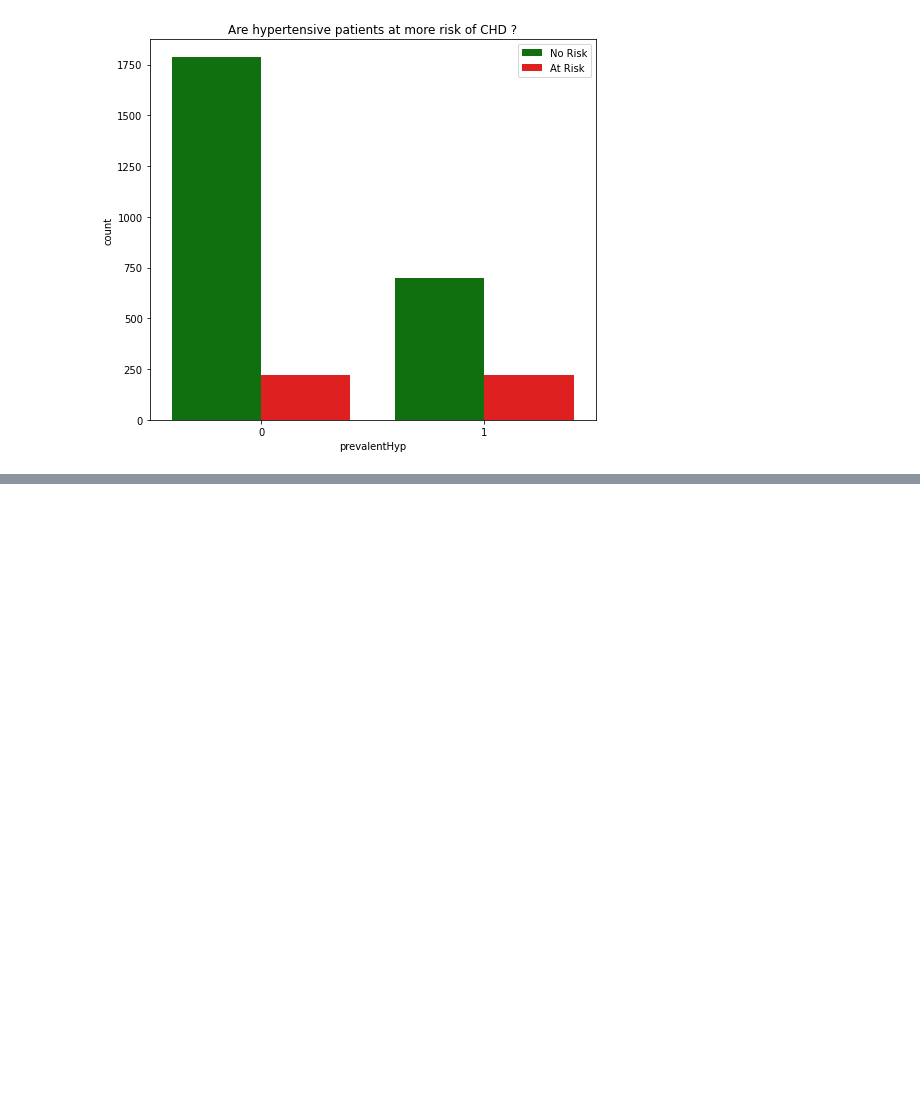
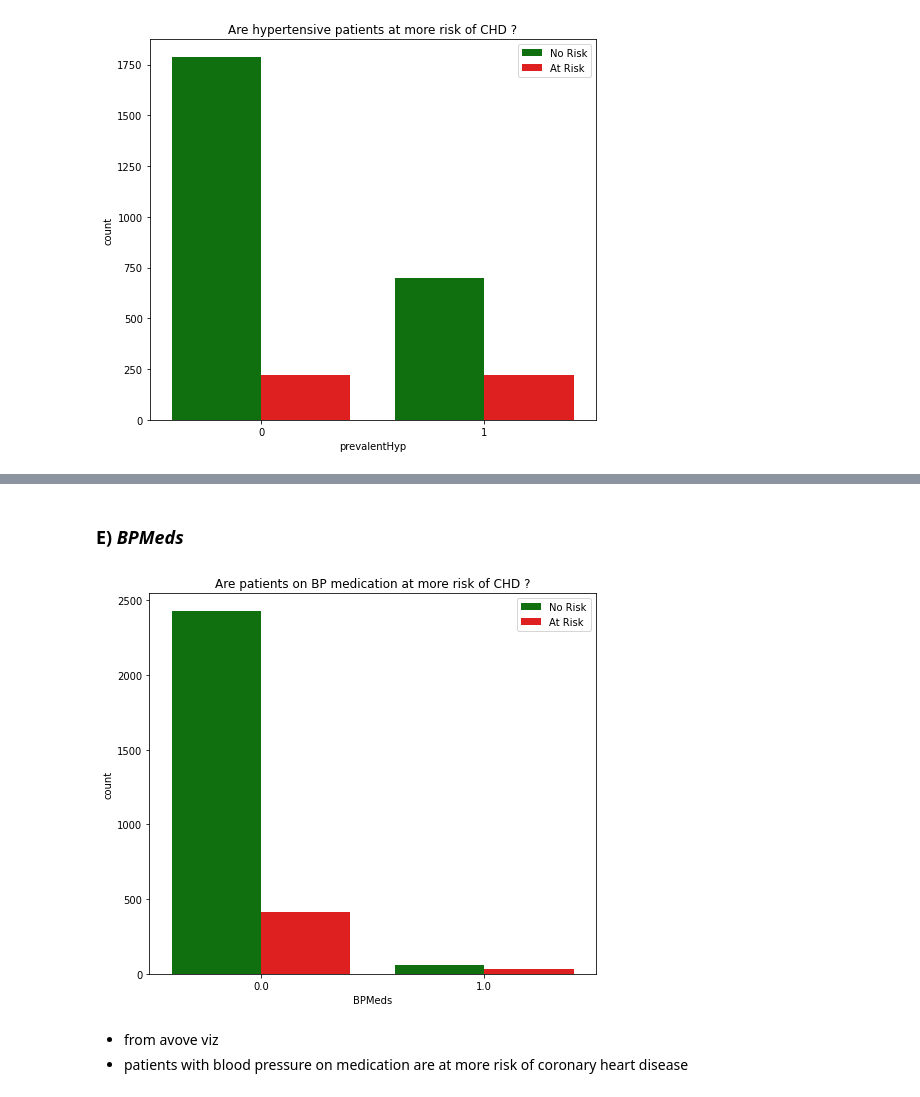
Before and after one commit to Deven876/project3-Cardiovascular-Risk-Prediction, a Jupyter notebook: Project3_Cardiovascular_Risk_Prediction.ipynb, the cells around one changed output, grey strips where cells are left out. Cells and saved outputs as stored; diff of their text form; code cells hidden in the pictures; blank space fills up the shorter version.

Commit message:
patients with bp on medication analysis

```diff
--- a/Project3_Cardiovascular_Risk_Prediction.ipynb
+++ b/Project3_Cardiovascular_Risk_Prediction.ipynb
@@ -295 +296,16 @@ plt.show()
 lesser population than non hypertensive but still we can see around 30% are at risk
+# %% [markdown]
+### E) ***BPMeds***
+# %%
+# patients with bp on meds analysis
+my_palette = {0 : 'green' , 1 : 'red'}
+plt.figure(figsize = (8,7))
+sns.countplot(x = data1['BPMeds'], hue = data1['TenYearCHD'], palette = my_palette)
+plt.title("Are patients on BP medication at more risk of CHD ?")
+plt.legend(['No Risk','At Risk'])
+plt.show()
+# %% [output]
+[figure, added]
+# %% [markdown]
+- from avove viz
+- patients with blood pressure on medication are at  more risk of coronary heart disease
```
Also changed, not shown: parts of 1 cell of this notebook.
